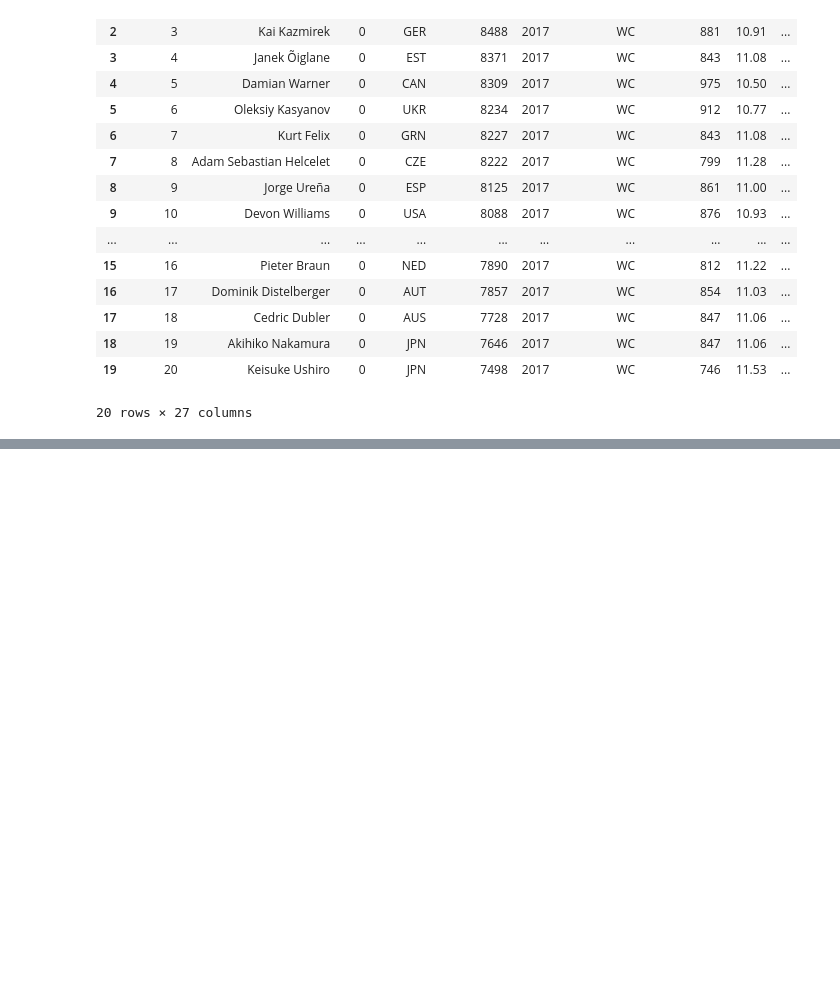
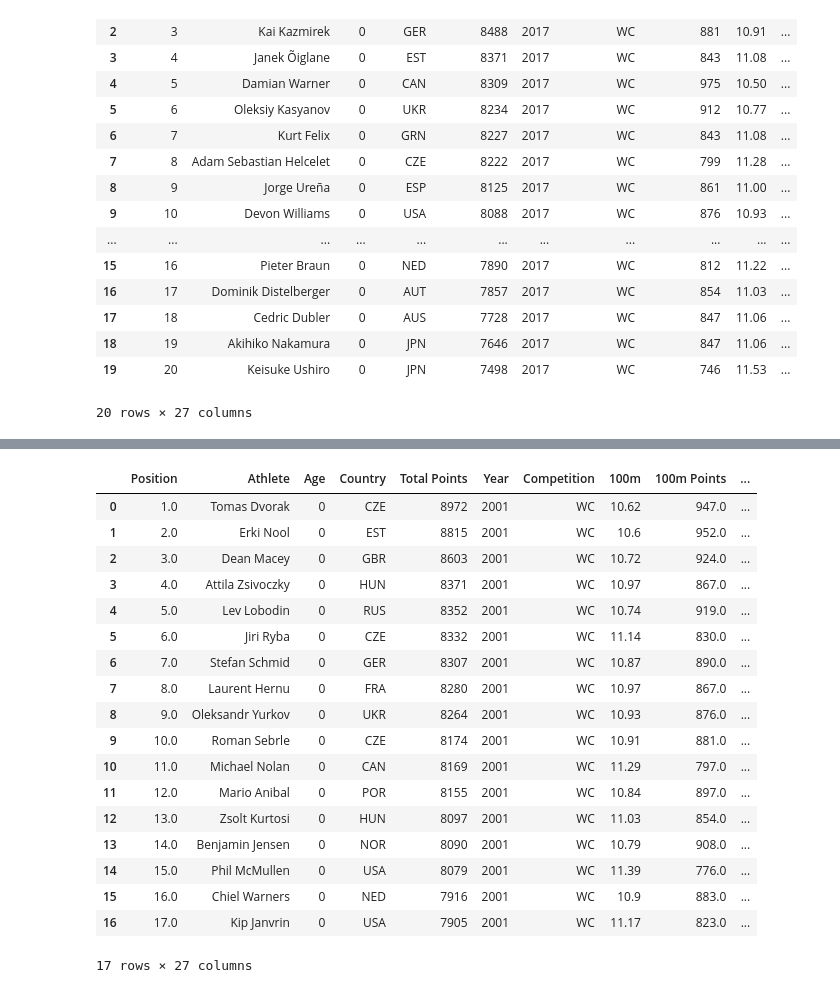
Before and after one commit to RaulCapellanFernandez/DecatlonEstadistics, a Jupyter notebook: CSVdataFrame.ipynb, the cells around one changed output, grey strips where cells are left out. Saved outputs shown, nothing was run; the diff lists cells and outputs as text; code cells hidden in the pictures; blank space fills up the shorter version.

```diff
--- a/CSVdataFrame.ipynb
+++ b/CSVdataFrame.ipynb
@@ -3956,0 +4250,48 @@ ddbbWC2017
+# %%
+#Mundiales 2001
+#Datos finales con el ranking y la puntuacion
+ddbbWC2001=pd.read_excel("/Github/DecatlonEstadistics/resources/WC-2001/WC-2001.xlsx")
+
+year = pd.Series([])
+competition = pd.Series([])
+age = pd.Series([])
+
+for i in range(len(ddbbWC2001)):
+    year[i]= 2001
+    competition = "WC"
+    age = 0
+
+ddbbWC2001.insert(4, "Year", year)
+ddbbWC2001.insert(5, "Competiton", competition)
+ddbbWC2001.insert(2, "Age", age)
+
+ddbbWC2001.columns = ['Position', 'Athlete', 'Age', 'Country', 'Total Points', 'Year', 'Competition', '100m',
+                 '100m Points', 'Lj', 'Lj Points', 'Sp', 'Sp Points', 'Hj', 'Hj Points', '400m', '400m Points',
+                 '110m H', '110m H Points', 'Dt', 'Dt Points', 'Pv', 'Pv Points', 'Jt', 'Jt Points',
+                 '1500m', '1500m Points']
+
+
+#Borra las filas vacias que use en el excel
+ddbbWC2001.dropna(subset = ["Position"], inplace=True)
+
+ddbbWC2001
+# %% [output]
+|  | Position | Athlete | Age | Country | Total Points | Year | Competition | 100m | 100m Points | ... |
+| 0 | 1.0 | Tomas Dvorak | 0 | CZE | 8972 | 2001 | WC | 10.62 | 947.0 | ... |
+| 1 | 2.0 | Erki Nool | 0 | EST | 8815 | 2001 | WC | 10.6 | 952.0 | ... |
+| 2 | 3.0 | Dean Macey | 0 | GBR | 8603 | 2001 | WC | 10.72 | 924.0 | ... |
+| 3 | 4.0 | Attila Zsivoczky | 0 | HUN | 8371 | 2001 | WC | 10.97 | 867.0 | ... |
+| 4 | 5.0 | Lev Lobodin | 0 | RUS | 8352 | 2001 | WC | 10.74 | 919.0 | ... |
+| 5 | 6.0 | Jiri Ryba | 0 | CZE | 8332 | 2001 | WC | 11.14 | 830.0 | ... |
+| 6 | 7.0 | Stefan Schmid | 0 | GER | 8307 | 2001 | WC | 10.87 | 890.0 | ... |
+| 7 | 8.0 | Laurent Hernu | 0 | FRA | 8280 | 2001 | WC | 10.97 | 867.0 | ... |
+| 8 | 9.0 | Oleksandr Yurkov | 0 | UKR | 8264 | 2001 | WC | 10.93 | 876.0 | ... |
+| 9 | 10.0 | Roman Sebrle | 0 | CZE | 8174 | 2001 | WC | 10.91 | 881.0 | ... |
+| 10 | 11.0 | Michael Nolan | 0 | CAN | 8169 | 2001 | WC | 11.29 | 797.0 | ... |
+| 11 | 12.0 | Mario Anibal | 0 | POR | 8155 | 2001 | WC | 10.84 | 897.0 | ... |
+| 12 | 13.0 | Zsolt Kurtosi | 0 | HUN | 8097 | 2001 | WC | 11.03 | 854.0 | ... |
+| 13 | 14.0 | Benjamin Jensen | 0 | NOR | 8090 | 2001 | WC | 10.79 | 908.0 | ... |
+| 14 | 15.0 | Phil McMullen | 0 | USA | 8079 | 2001 | WC | 11.39 | 776.0 | ... |
+| 15 | 16.0 | Chiel Warners | 0 | NED | 7916 | 2001 | WC | 10.9 | 883.0 | ... |
+| 16 | 17.0 | Kip Janvrin | 0 | USA | 7905 | 2001 | WC | 11.17 | 823.0 | ... |
+17 rows × 27 columns
```
Also changed, not shown: parts of 14 cells of this notebook.
